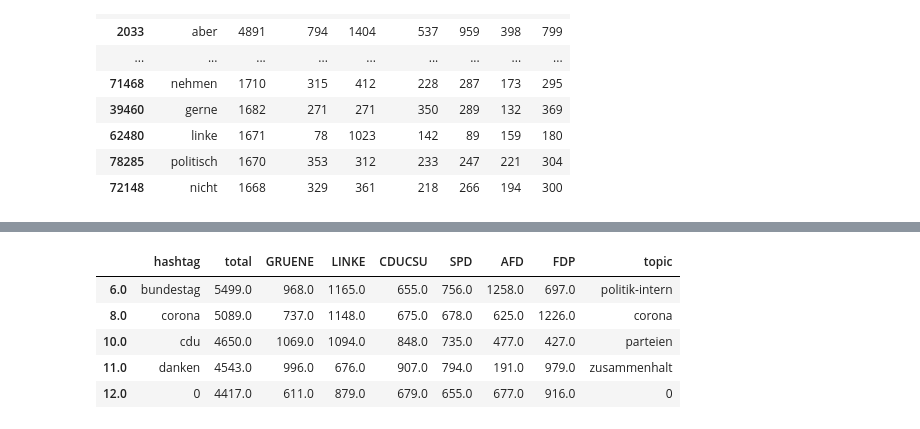
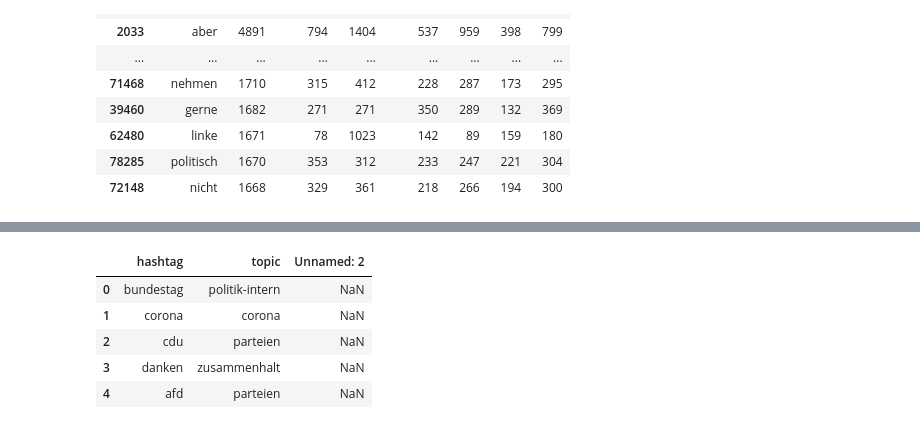
Before and after one commit to mcallaghan/ts-bundestag-tweets, a Jupyter notebook: Topics/fg_ht_themes.ipynb, the cells around one changed output, grey strips where cells are left out. Saved outputs shown, nothing was run; the diff lists cells and outputs as text; code cells hidden in the pictures.

```diff
--- a/Topics/fg_ht_themes.ipynb
+++ b/Topics/fg_ht_themes.ipynb
@@ -244,13 +304,13 @@ terms.sort_values('total',ascending=False).head(100)
 # %%
-term_topics = pd.read_excel('data/woerter_und_hashtags_v2.xlsx',index_col=0)
+term_topics = pd.read_excel('data/woerter_und_hashtags_v3.xlsx')
 term_topics.head()
 # %% [output]
-|  | hashtag | total | GRUENE | LINKE | CDUCSU | SPD | AFD | FDP | topic |
-| 6.0 | bundestag | 5499.0 | 968.0 | 1165.0 | 655.0 | 756.0 | 1258.0 | 697.0 | politik-intern |
-| 8.0 | corona | 5089.0 | 737.0 | 1148.0 | 675.0 | 678.0 | 625.0 | 1226.0 | corona |
-| 10.0 | cdu | 4650.0 | 1069.0 | 1094.0 | 848.0 | 735.0 | 477.0 | 427.0 | parteien |
-| 11.0 | danken | 4543.0 | 996.0 | 676.0 | 907.0 | 794.0 | 191.0 | 979.0 | zusammenhalt |
-| 12.0 | 0 | 4417.0 | 611.0 | 879.0 | 679.0 | 655.0 | 677.0 | 916.0 | 0 |
+|  | hashtag | topic | Unnamed: 2 |
+| 0 | bundestag | politik-intern | NaN |
+| 1 | corona | corona | NaN |
+| 2 | cdu | parteien | NaN |
+| 3 | danken | zusammenhalt | NaN |
+| 4 | afd | parteien | NaN |
 # %%
 topics = []
 for topic, group in term_topics.groupby('topic'):
```
Also changed, not shown: parts of 7 cells of this notebook, 11 other files.
